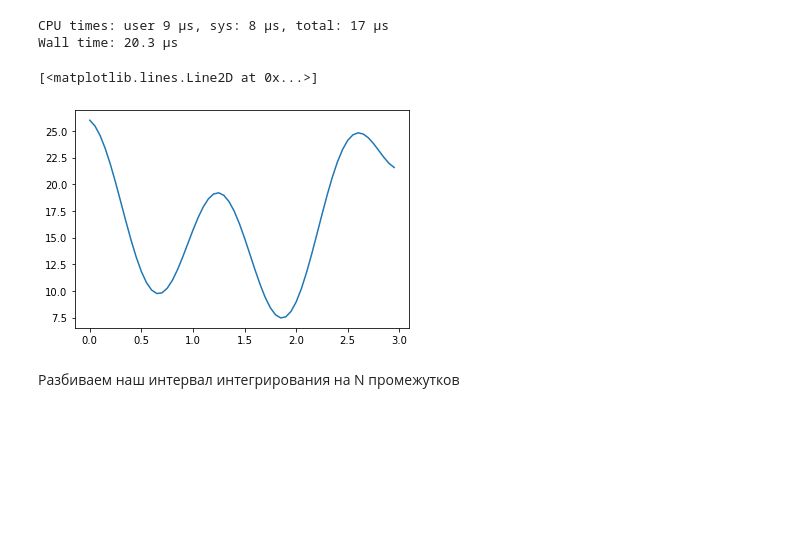
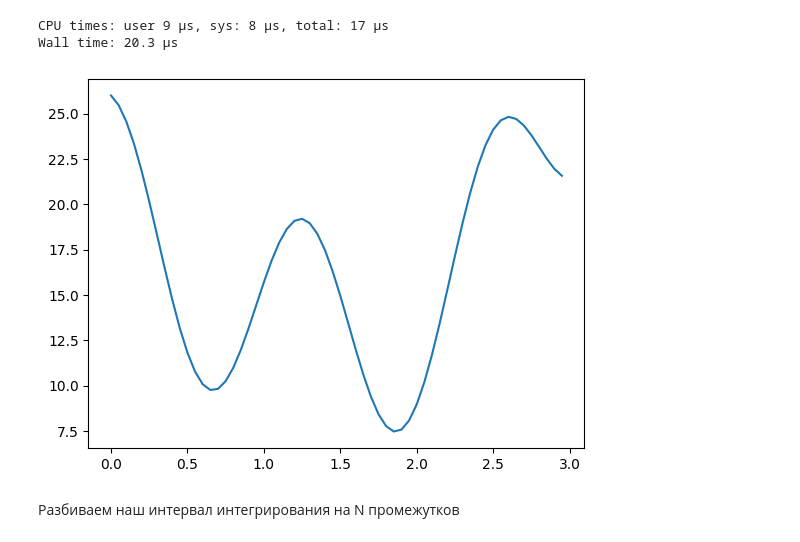
Before and after one commit to pileyan/DPO_Python_2026, a Jupyter notebook: lect05_functions/Functions.ipynb, the cells around one changed output. Cells and saved outputs as stored; diff of their text form; code cells hidden in the pictures; blank space fills up the shorter version.

```diff
--- a/lect05_functions/Functions.ipynb
+++ b/lect05_functions/Functions.ipynb
@@ -629,0 +762,5 @@ cos(pi)
+# %%
+from math import cos, sin
+
+def to_integrate(x):
+    return x**3 -7*x + 6*cos(5*x) +20
@@ -643,13 +813,12 @@ def to_integrate(x):
 # %%
 import matplotlib.pyplot as plt
 
 
-plt.plot(np.arange(0,3,0.05),
+_ = plt.plot(np.arange(0,3,0.05),
         np.vectorize(to_integrate)(np.arange(0,3,0.05))
         )
 # %% [output]
-[<matplotlib.lines.Line2D at 0x...>]
-[figure, old version]
+[figure, new version]
 # %% [markdown]
 Разбиваем наш интервал интегрирования на N промежутков
 # %%
```
Also changed, not shown: parts of 44 cells of this notebook, 3 other files.
